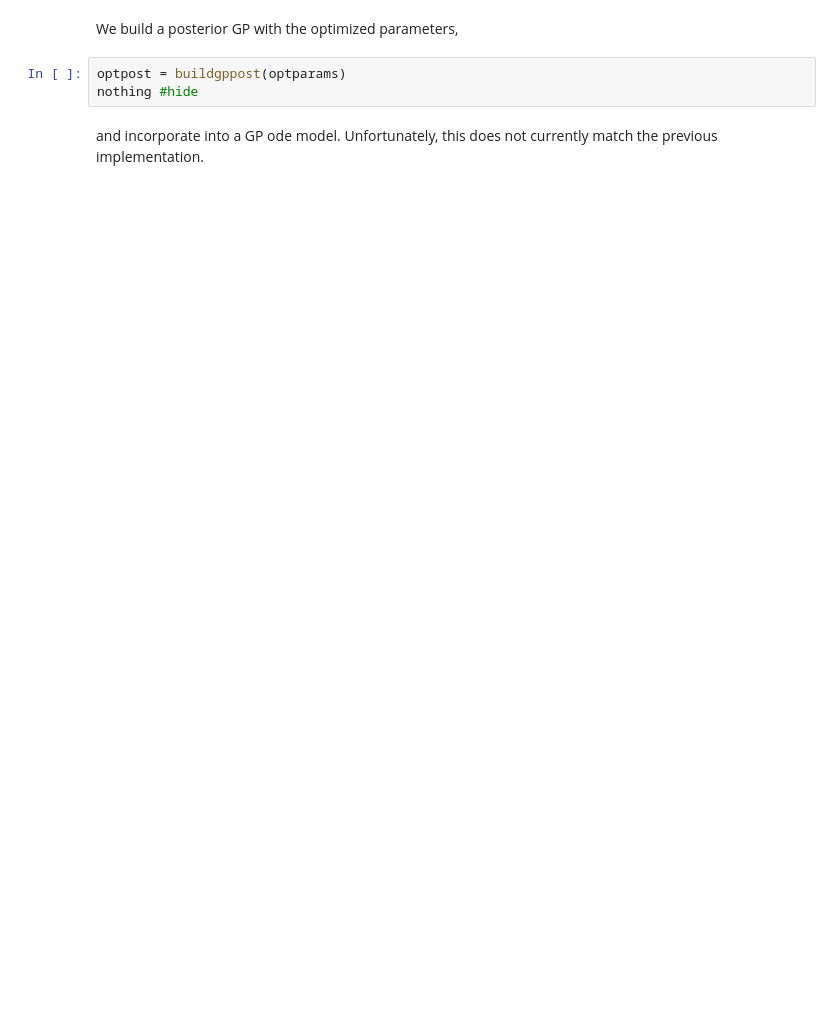
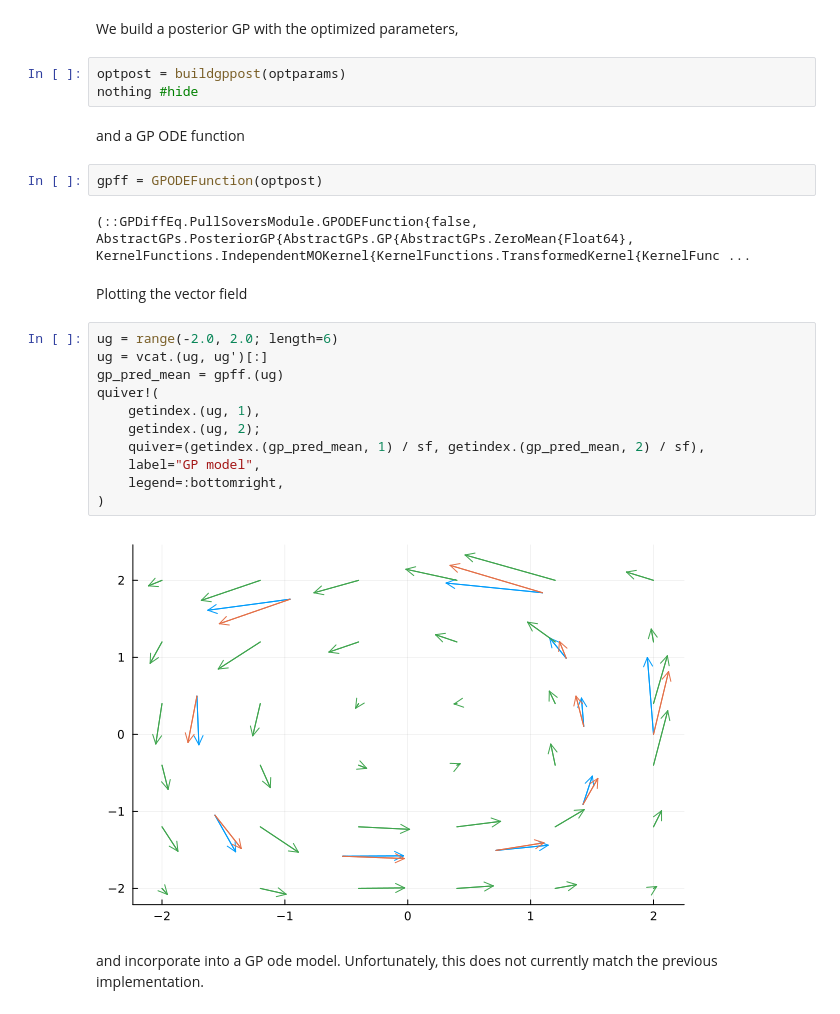
Before and after one commit to Crown421/GPDiffEq.jl, a Jupyter notebook: dev/examples/spiral.ipynb, the cells around one changed output. Cells and saved outputs as stored; diff of their text form; blank space fills up the shorter version.

```diff
--- a/dev/examples/spiral.ipynb
+++ b/dev/examples/spiral.ipynb
@@ -206,6 +210,27 @@ We build a posterior GP with the optimized parameters,
 # %%
 optpost = buildgppost(optparams)
 nothing #hide
+# %% [markdown]
+and a GP ODE function
+# %%
+gpff = GPODEFunction(optpost)
+# %% [output]
+(::GPDiffEq.PullSoversModule.GPODEFunction{false, AbstractGPs.PosteriorGP{AbstractGPs.GP{AbstractGPs.ZeroMean{Float64}, KernelFunctions.IndependentMOKernel{KernelFunctions.TransformedKernel{KernelFunc ...
+# %% [markdown]
+Plotting the vector field
+# %%
+ug = range(-2.0, 2.0; length=6)
+ug = vcat.(ug, ug')[:]
+gp_pred_mean = gpff.(ug)
+quiver!(
+    getindex.(ug, 1),
+    getindex.(ug, 2);
+    quiver=(getindex.(gp_pred_mean, 1) / sf, getindex.(gp_pred_mean, 2) / sf),
+    label="GP model",
+    legend=:bottomright,
+)
+# %% [output]
+[figure, added]
 # %% [markdown]
 and incorporate into a GP ode model. Unfortunately, this does not currently match the previous implementation.
 # %%
```
Also changed, not shown: parts of 6 cells of this notebook, 25 other files.
